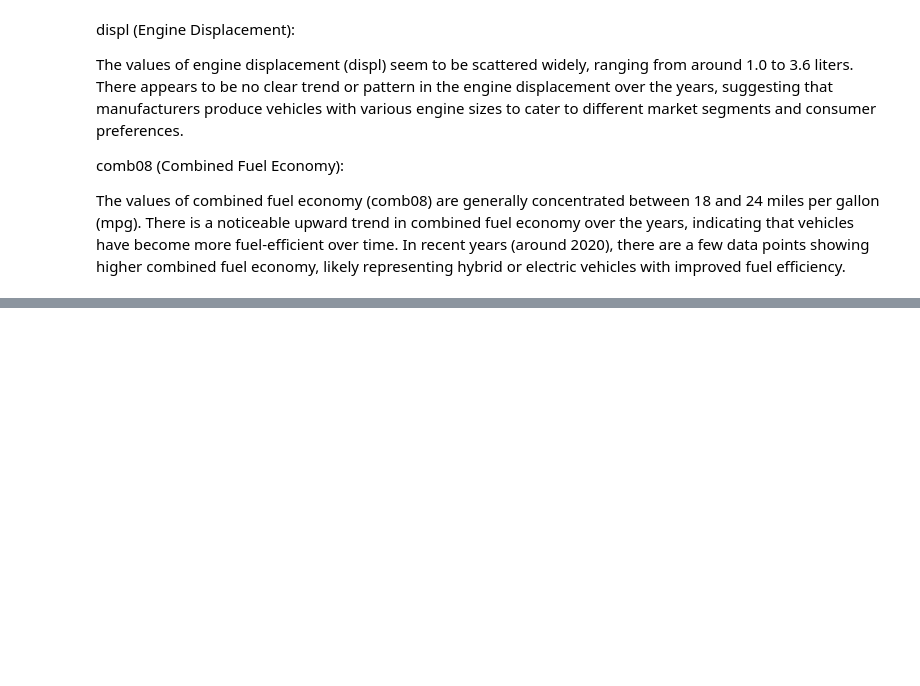
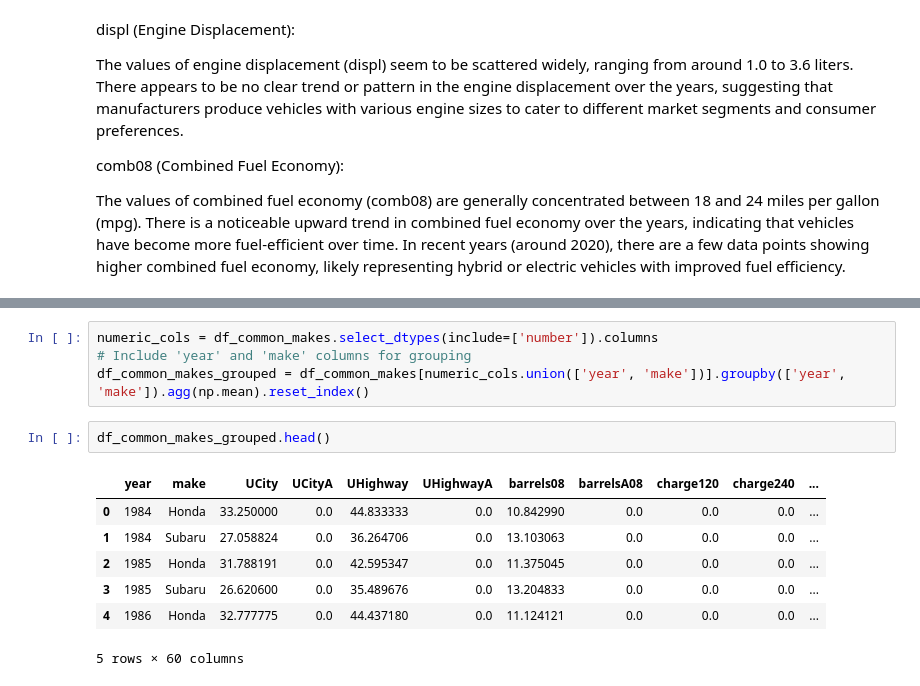
Before and after one commit to czek0/Data-Science-Portfolio, a Jupyter notebook: Fuel_Efficiency.ipynb, the cells around one changed output, grey strips where cells are left out. Cells and saved outputs as stored; diff of their text form; blank space fills up the shorter version.

```diff
--- a/Fuel_Efficiency.ipynb
+++ b/Fuel_Efficiency.ipynb
@@ -304,0 +370,14 @@ In recent years (around 2020), there are a few data points showing higher combin
+# %%
+numeric_cols = df_common_makes.select_dtypes(include=['number']).columns
+# Include 'year' and 'make' columns for grouping
+df_common_makes_grouped = df_common_makes[numeric_cols.union(['year', 'make'])].groupby(['year', 'make']).agg(np.mean).reset_index()
+# %%
+df_common_makes_grouped.head()
+# %% [output]
+|  | year | make | UCity | UCityA | UHighway | UHighwayA | barrels08 | barrelsA08 | charge120 | charge240 | ... |
+| 0 | 1984 | Honda | 33.250000 | 0.0 | 44.833333 | 0.0 | 10.842990 | 0.0 | 0.0 | 0.0 | ... |
+| 1 | 1984 | Subaru | 27.058824 | 0.0 | 36.264706 | 0.0 | 13.103063 | 0.0 | 0.0 | 0.0 | ... |
+| 2 | 1985 | Honda | 31.788191 | 0.0 | 42.595347 | 0.0 | 11.375045 | 0.0 | 0.0 | 0.0 | ... |
+| 3 | 1985 | Subaru | 26.620600 | 0.0 | 35.489676 | 0.0 | 13.204833 | 0.0 | 0.0 | 0.0 | ... |
+| 4 | 1986 | Honda | 32.777775 | 0.0 | 44.437180 | 0.0 | 11.124121 | 0.0 | 0.0 | 0.0 | ... |
+5 rows × 60 columns
```
Also changed, not shown: parts of 17 cells of this notebook.
